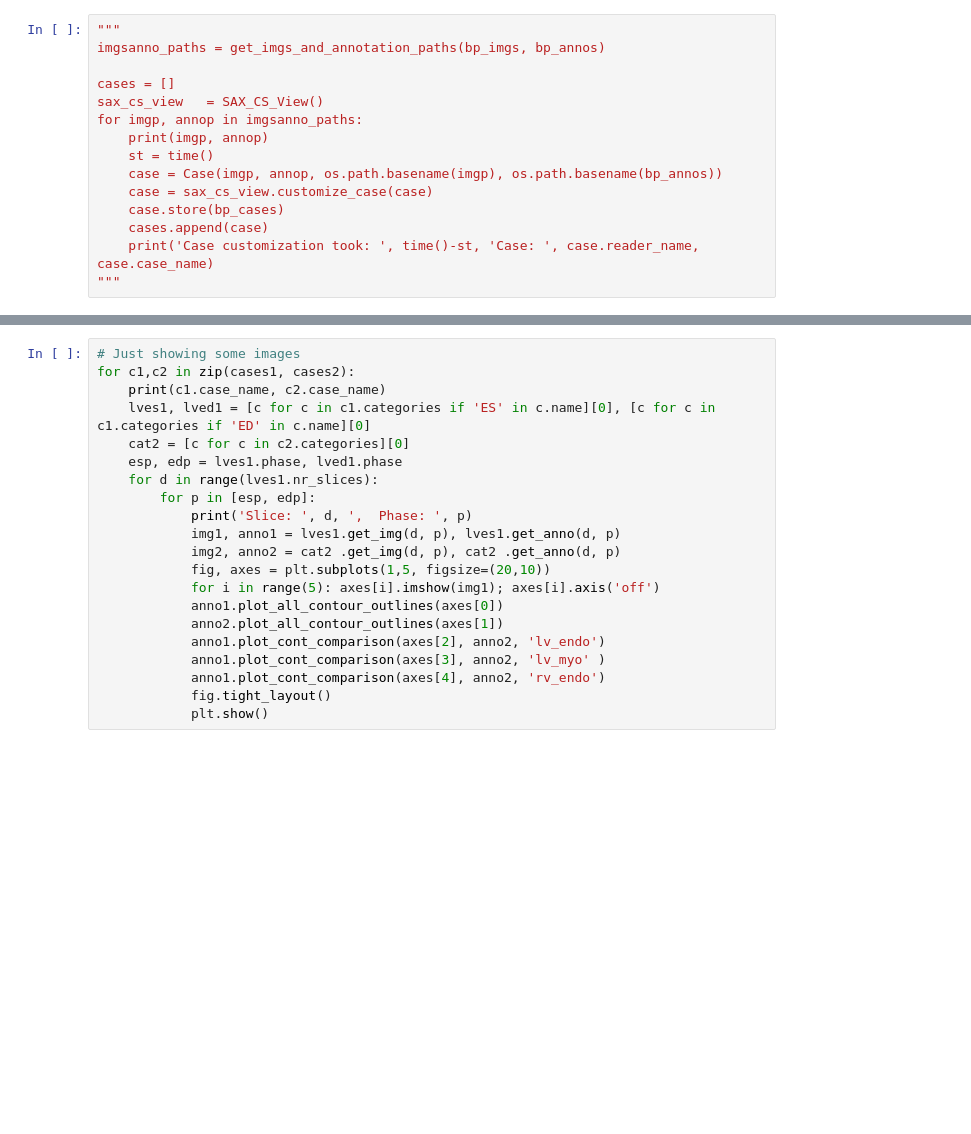
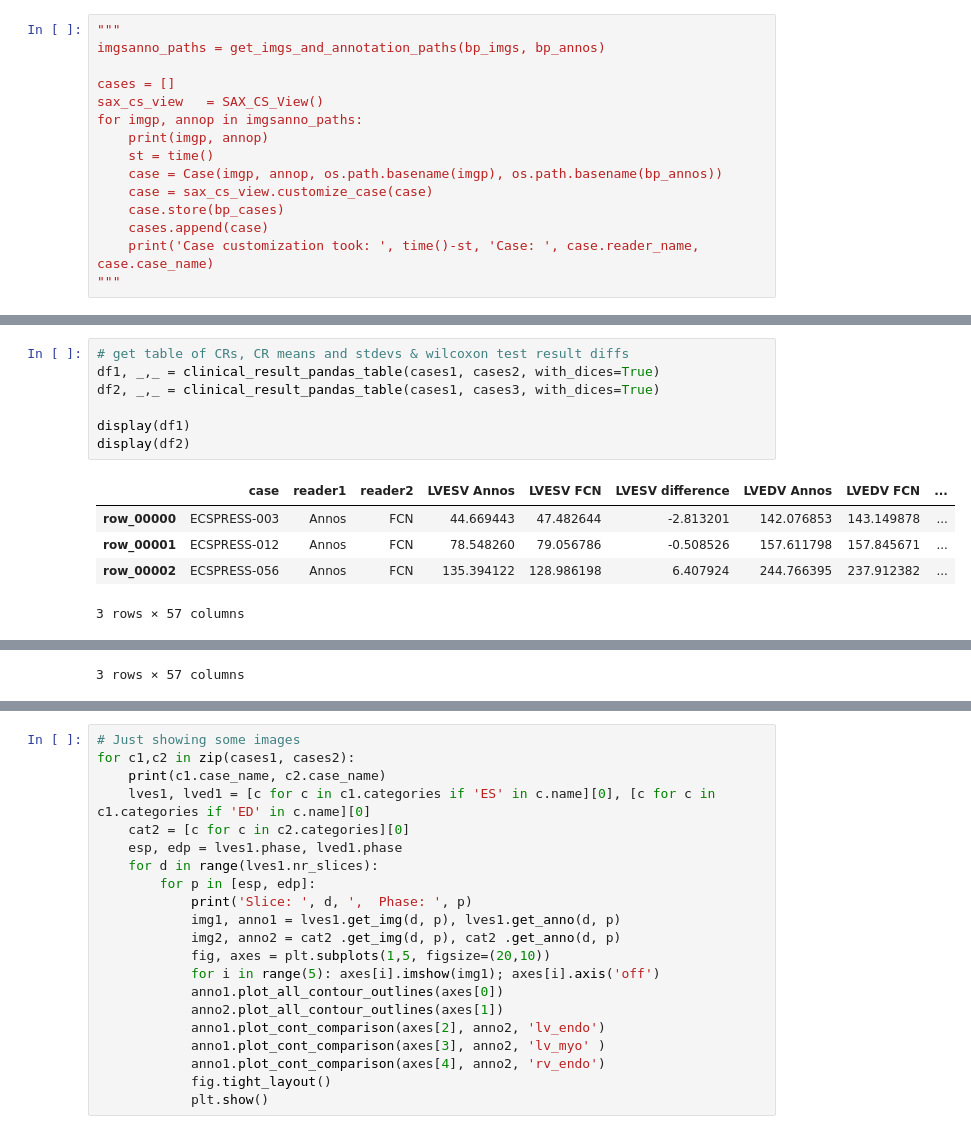
Before and after one commit to thadler/LazyLuna, a Jupyter notebook: Notebooks/CNN_Cases.ipynb, the cells around one changed output, grey strips where cells are left out. Drawn from its saved outputs; the diff is of its cells as text; blank space fills up the shorter version.

```diff
--- a/Notebooks/CNN_Cases.ipynb
+++ b/Notebooks/CNN_Cases.ipynb
@@ -52,0 +72,13 @@ pandas.DataFrame.to_csv(df, '/Users/dietrichhadler/Desktop/test_table.csv')
+# %%
+# get table of CRs, CR means and stdevs & wilcoxon test result diffs
+df1, _,_ = clinical_result_pandas_table(cases1, cases2, with_dices=True)
+df2, _,_ = clinical_result_pandas_table(cases1, cases3, with_dices=True)
+
+display(df1)
+display(df2)
+# %% [output]
+|  | case | reader1 | reader2 | LVESV Annos | LVESV FCN | LVESV difference | LVEDV Annos | LVEDV FCN | ... |
+| row_00000 | ECSPRESS-003 | Annos | FCN | 44.669443 | 47.482644 | -2.813201 | 142.076853 | 143.149878 | ... |
+| row_00001 | ECSPRESS-012 | Annos | FCN | 78.548260 | 79.056786 | -0.508526 | 157.611798 | 157.845671 | ... |
+| row_00002 | ECSPRESS-056 | Annos | FCN | 135.394122 | 128.986198 | 6.407924 | 244.766395 | 237.912382 | ... |
+3 rows × 57 columns
@@ -52,0 +89 @@ pandas.DataFrame.to_csv(df, '/Users/dietrichhadler/Desktop/test_table.csv')
+3 rows × 57 columns
```
Also changed, not shown: parts of 5 cells of this notebook, 1 other file.
